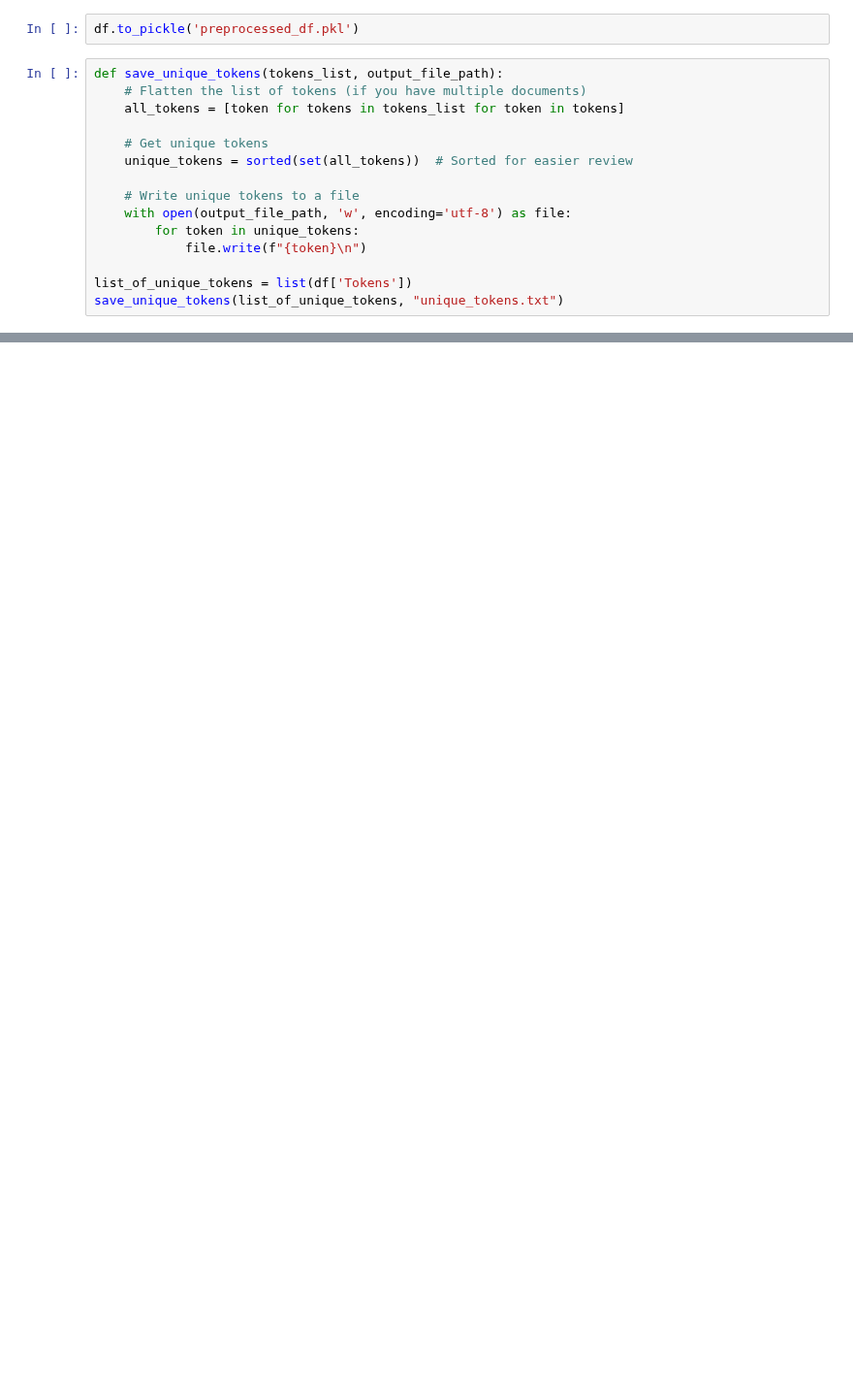
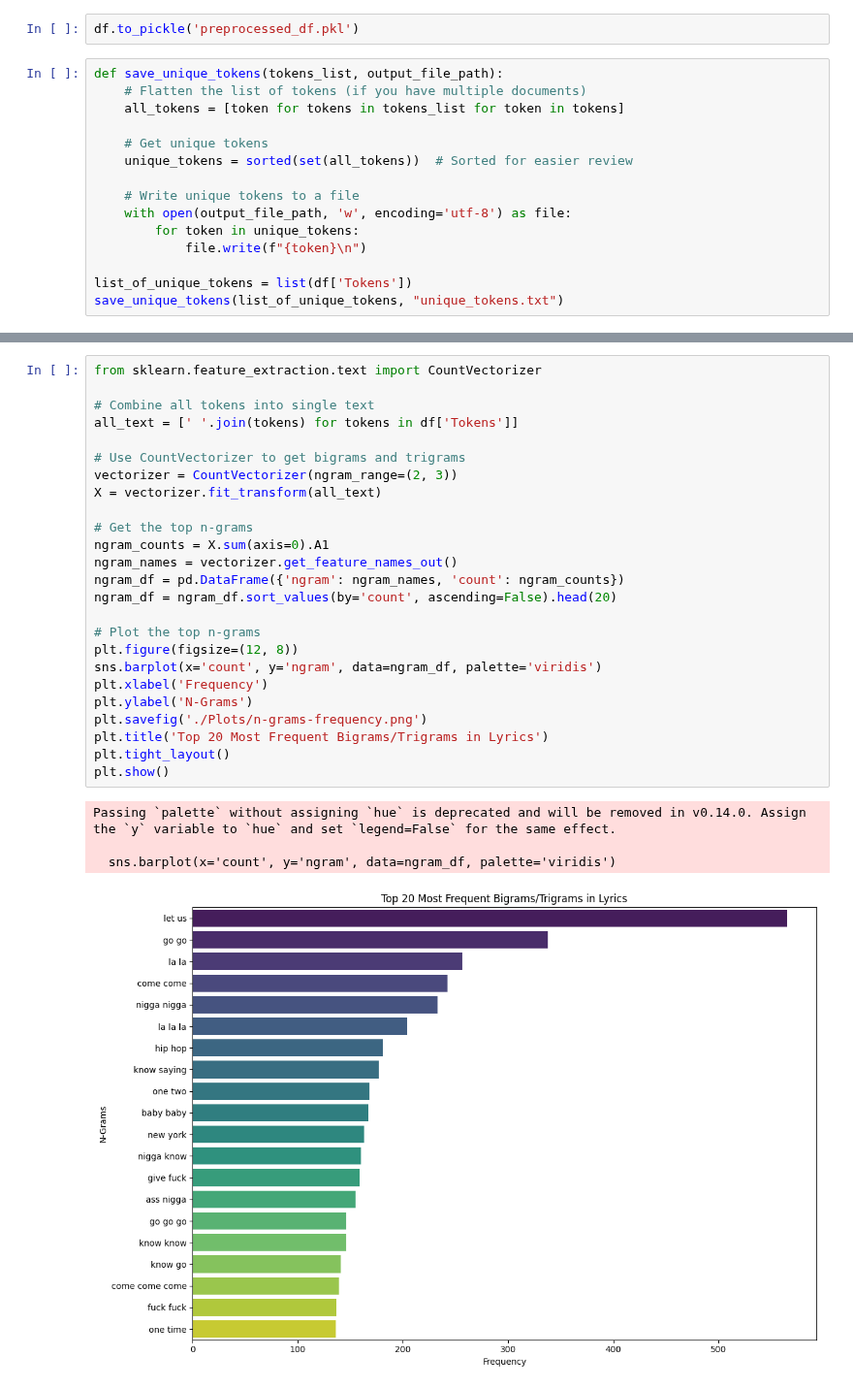
Before and after one commit to borosabel/PopMusicInformationRetrieval, a Jupyter notebook: lyrics_preprocessing.ipynb, the cells around one changed output, grey strips where cells are left out. Shown at 97% size. Drawn from its saved outputs; the diff is of its cells as text; blank space fills up the shorter version.

```diff
--- a/lyrics_preprocessing.ipynb
+++ b/lyrics_preprocessing.ipynb
@@ -48,0 +100,30 @@ save_unique_tokens(list_of_unique_tokens, "unique_tokens.txt")
+# %%
+from sklearn.feature_extraction.text import CountVectorizer
+
+# Combine all tokens into single text
+all_text = [' '.join(tokens) for tokens in df['Tokens']]
+
+# Use CountVectorizer to get bigrams and trigrams
+vectorizer = CountVectorizer(ngram_range=(2, 3))
+X = vectorizer.fit_transform(all_text)
+
+# Get the top n-grams
+ngram_counts = X.sum(axis=0).A1
+ngram_names = vectorizer.get_feature_names_out()
+ngram_df = pd.DataFrame({'ngram': ngram_names, 'count': ngram_counts})
+ngram_df = ngram_df.sort_values(by='count', ascending=False).head(20)
+
+# Plot the top n-grams
+plt.figure(figsize=(12, 8))
+sns.barplot(x='count', y='ngram', data=ngram_df, palette='viridis')
+plt.xlabel('Frequency')
+plt.ylabel('N-Grams')
+plt.savefig('./Plots/n-grams-frequency.png')
+plt.title('Top 20 Most Frequent Bigrams/Trigrams in Lyrics')
+plt.tight_layout()
+plt.show()
+# %% [output]
+Passing `palette` without assigning `hue` is deprecated and will be removed in v0.14.0. Assign the `y` variable to `hue` and set `legend=False` for the same effect.
+
+  sns.barplot(x='count', y='ngram', data=ngram_df, palette='viridis')
+[figure, added]
```
Also changed, not shown: parts of 4 cells of this notebook, 18 other files.
